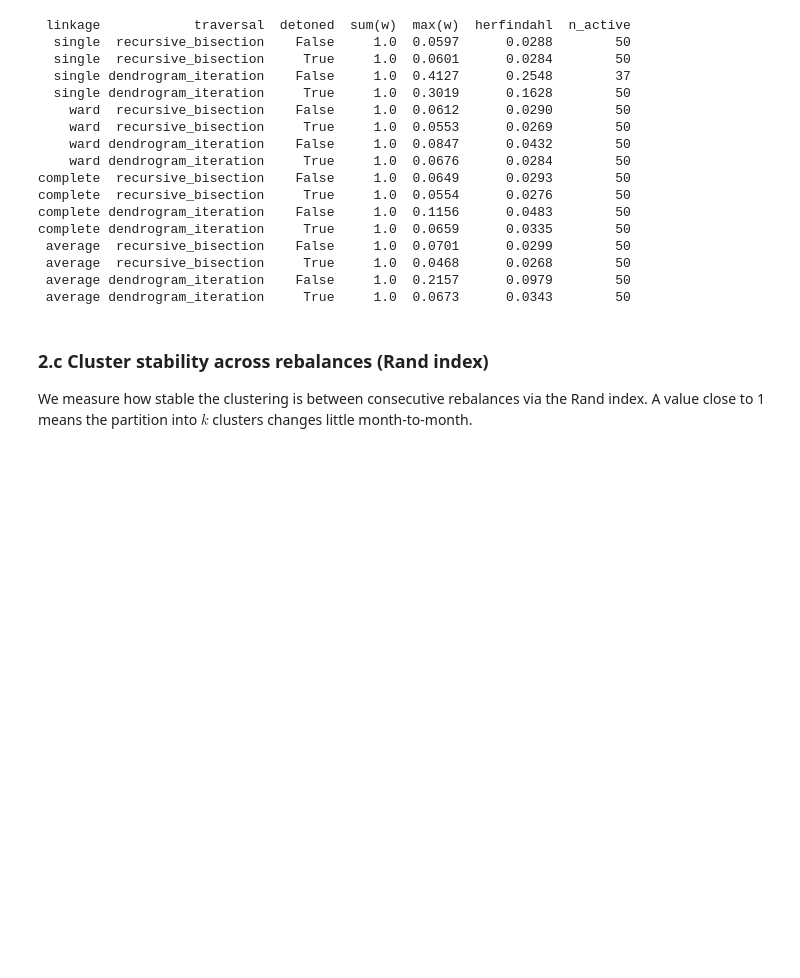
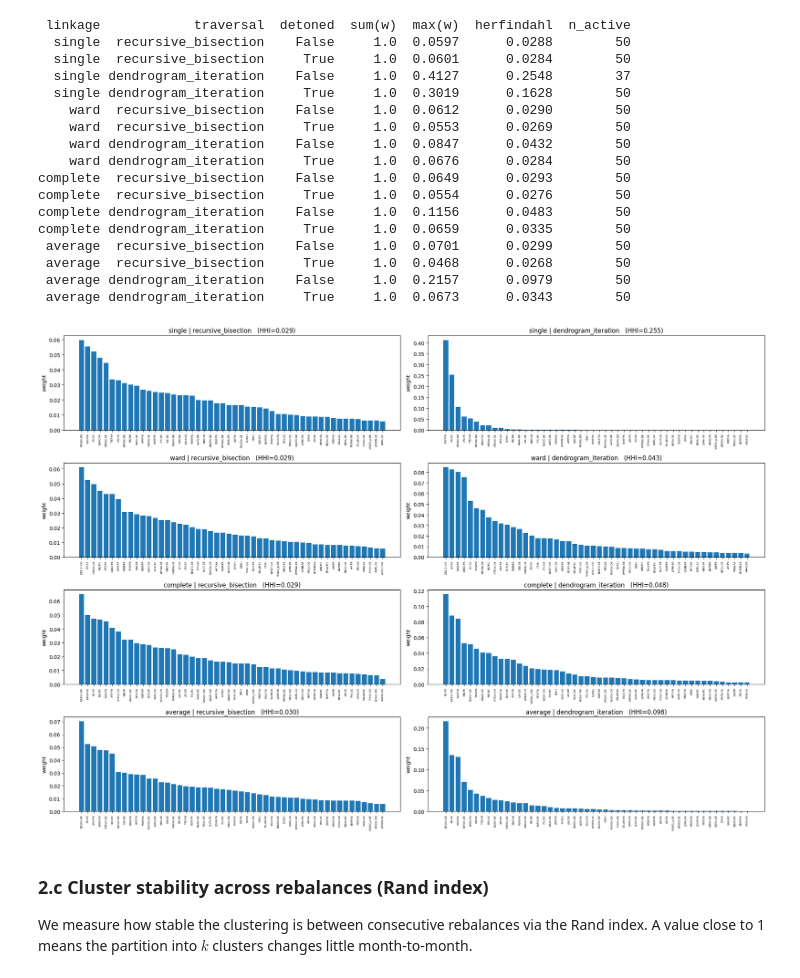
Before and after one commit to GabrielDelhay/FinEng_group6_2, a Jupyter notebook: assignment5_BS/ex4b_notebook.ipynb, the cells around one changed output. Cells and saved outputs as stored; diff of their text form; code cells hidden in the pictures; blank space fills up the shorter version.

```diff
--- a/assignment5_BS/ex4b_notebook.ipynb
+++ b/assignment5_BS/ex4b_notebook.ipynb
@@ -408,6 +408,47 @@ complete dendrogram_iteration     True     1.0  0.0659      0.0335        50
  average  recursive_bisection     True     1.0  0.0468      0.0268        50
  average dendrogram_iteration    False     1.0  0.2157      0.0979        50
  average dendrogram_iteration     True     1.0  0.0673      0.0343        50
+# %%
+# HRP weights — sensitivity to linkage and allocation traversal
+# Fixed: sample covariance, no detoning, last rebalance date
+
+cov_df = pd.DataFrame(
+    covariances[last_date]["sample"],
+    index=universes[last_date],
+    columns=universes[last_date],
+)
+
+LINK_GRID = ["single", "ward", "complete", "average"]
+ALLOC_GRID = {
+    "recursive_bisection":  recursive_bisection,
+    "dendrogram_iteration": dendrogram_iteration,
+}
+
+fig, axes = plt.subplots(len(LINK_GRID), len(ALLOC_GRID), figsize=(20, 14))
+
+for i, link in enumerate(LINK_GRID):
+    for j, (alloc_name, alloc) in enumerate(ALLOC_GRID.items()):
+        w = hierarchical_risk_parity(
+            covariance=cov_df,
+            linkage_method=link,
+            distance_metric="euclidean",
+            cluster_traverser=alloc,
+            perform_detoning=False,
+        )
+        w_sorted = w.sort_values(ascending=False)
+        hhi = float((w ** 2).sum())
+
+        ax = axes[i, j]
+        ax.bar(range(len(w_sorted)), w_sorted.values)
+        ax.set_xticks(range(len(w_sorted)))
+        ax.set_xticklabels(w_sorted.index, rotation=90, fontsize=5)
+        ax.set_ylabel("weight")
+        ax.set_title(f"{link} | {alloc_name}   (HHI={hhi:.3f})")
+
+plt.tight_layout()
+plt.show()
+# %% [output]
+[figure, added]
 # %% [markdown]
 ### 2.c Cluster stability across rebalances (Rand index)
 
```
Also changed, not shown: parts of 3 cells of this notebook.
